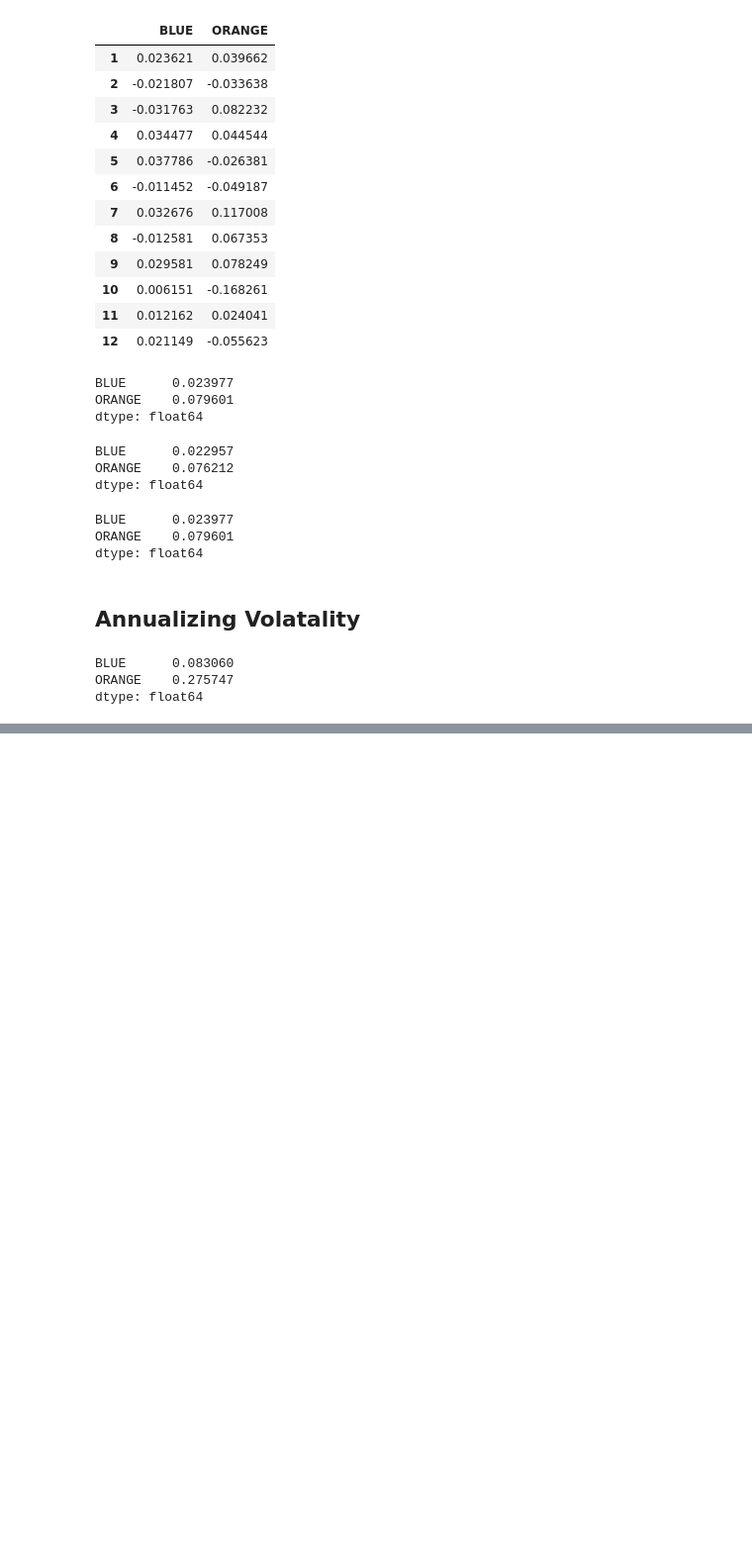
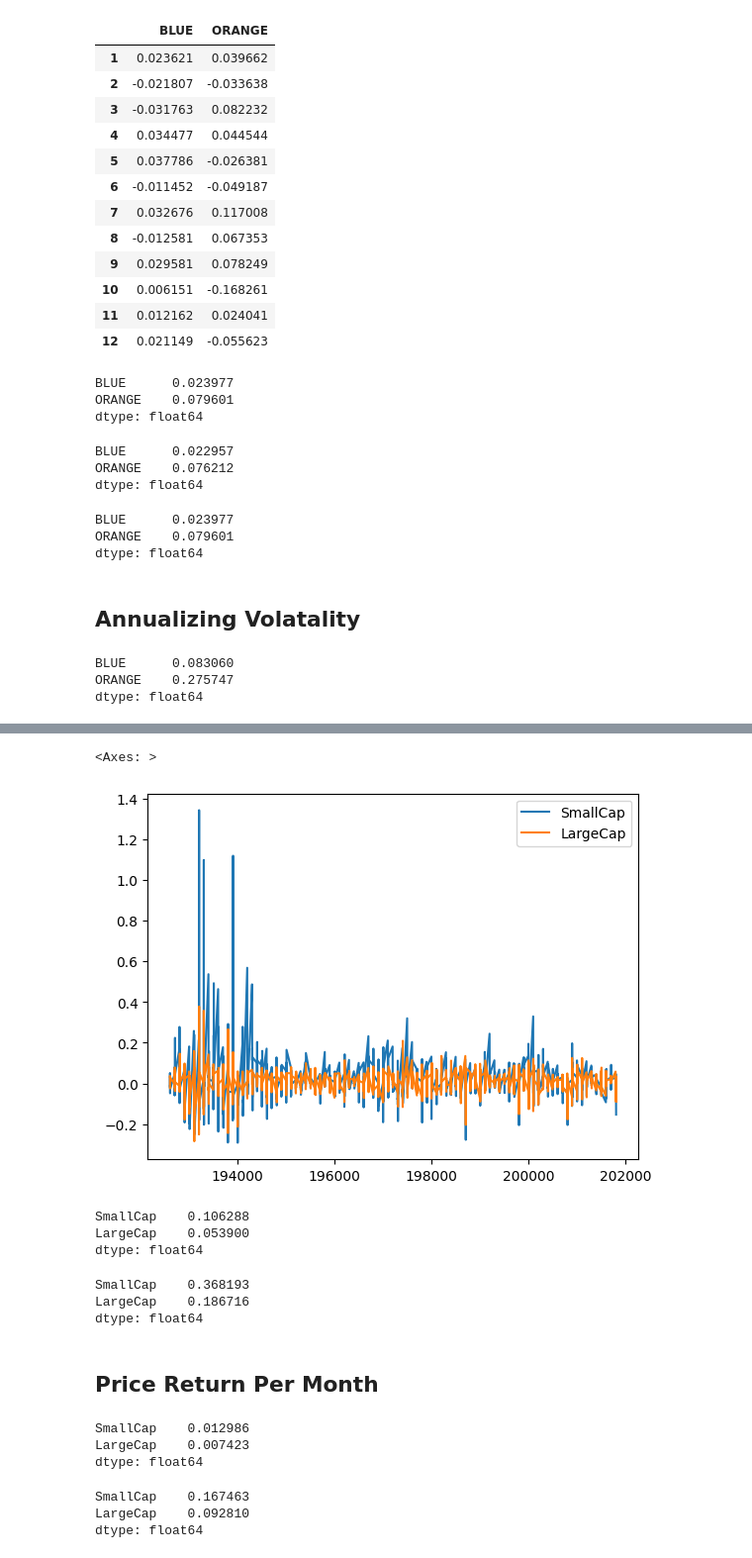
Before and after one commit to Akib-Raihan-4/Trading_With_Python, a Jupyter notebook: w1_s1.ipynb, the cells around one changed output, grey strips where cells are left out. Shown at 99% size. Cells and saved outputs as stored; diff of their text form; code cells hidden in the pictures; blank space fills up the shorter version.

```diff
--- a/w1_s1.ipynb
+++ b/w1_s1.ipynb
@@ -257,3 +257,8 @@ price_returns.std()* np.sqrt(12)
 BLUE      0.083060
 ORANGE    0.275747
 dtype: float64
+# %%
+price_returns = pd.read_csv('data/Portfolios_Formed_on_ME_monthly_EW.csv',
+                 header=0, index_col=0, parse_dates=True,
+                 na_values=-99.99)
+price_returns
@@ -259,0 +279,4 @@ dtype: float64
+# %%
+columns = ['Lo 10', 'Hi 10']
+price_returns = price_returns[columns]
+price_returns.head()
@@ -259,0 +290,3 @@ dtype: float64
+# %%
+price_returns /= 100
+price_returns.head()
@@ -259,0 +300,3 @@ dtype: float64
+# %%
+price_returns.columns= ['SmallCap', 'LargeCap']
+price_returns.head()
@@ -259,0 +310,35 @@ dtype: float64
+# %%
+price_returns.plot.line()
+# %% [output]
+<Axes: >
+[figure, added]
+# %%
+price_returns.std()
+# %% [output]
+SmallCap    0.106288
+LargeCap    0.053900
+dtype: float64
+# %%
+annualized_vol = price_returns.std()*np.sqrt(12)
+annualized_vol
+# %% [output]
+SmallCap    0.368193
+LargeCap    0.186716
+dtype: float64
+# %% [markdown]
+## Price Return Per Month
+# %%
+n_months = price_returns.shape[0]
+return_per_month = (price_returns + 1).prod() ** (1/n_months) - 1
+return_per_month
+# %% [output]
+SmallCap    0.012986
+LargeCap    0.007423
+dtype: float64
+# %%
+annualized_return = (1+return_per_month)**12 - 1
+annualized_return
+# %% [output]
+SmallCap    0.167463
+LargeCap    0.092810
+dtype: float64
```
Also changed, not shown: parts of 7 cells of this notebook.
